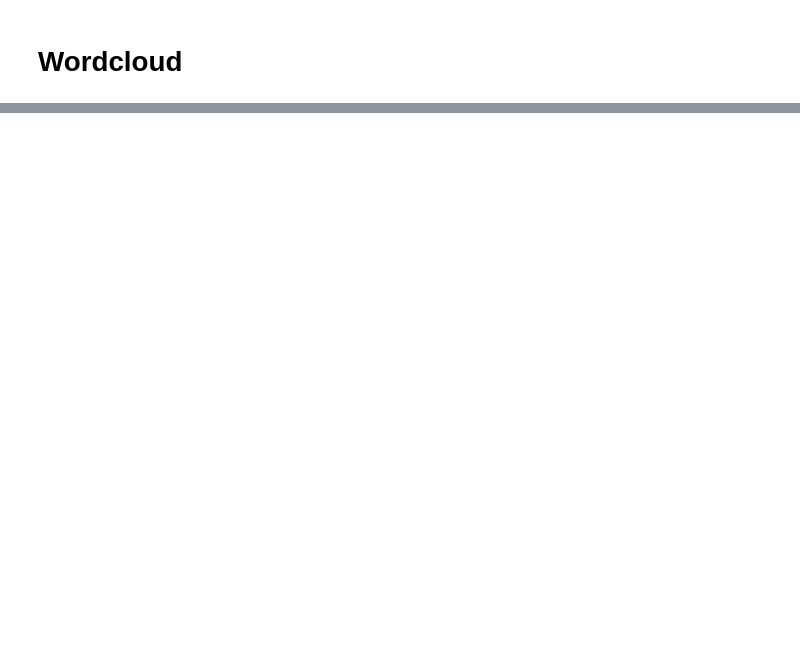
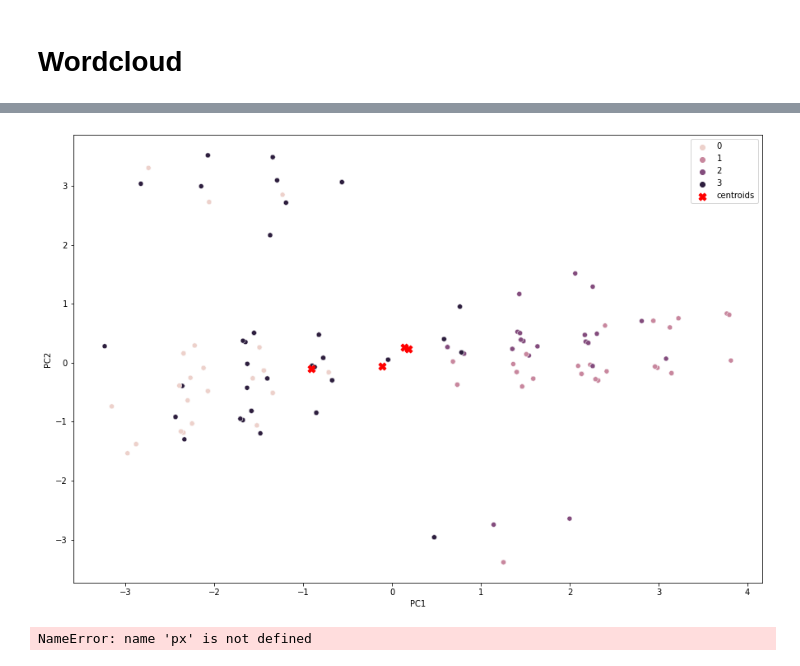
Before and after one commit to blaze-fire/feynn-labs-project-2, a Jupyter notebook: EDA.ipynb, the cells around one changed output, grey strips where cells are left out. Saved outputs shown, nothing was run; the diff lists cells and outputs as text; code cells hidden in the pictures; blank space fills up the shorter version.

Commit message:
data ready deploy to binder

```diff
--- a/EDA.ipynb
+++ b/EDA.ipynb
@@ -205,0 +320,13 @@ plt.show()
+# %%
+columns = df.columns[3:].values
+values = df[columns].values
+# %%
+pca = PCA()
+
+pca.fit_transform(values)
+std = pca.components_.std(axis=0)
+cumsumProportions = pca.explained_variance_ratio_.cumsum()
+
+for idx in range(len(columns)):
+    print("column: {} \n Standard Deviation: {} \n Proportion of Variance: {} \n Cumulative Proportion: {} \n\n".
+    format(columns[idx], std[idx], pca.explained_variance_ratio_[idx], cumsumProportions[idx]))
@@ -205,0 +367,40 @@ plt.show()
+# %%
+plt.figure(figsize=(15, 10))
+kmeans = KMeans(4, random_state=0).fit(values)
+scaled_data = StandardScaler().fit_transform(values)
+pca = PCA(n_components=8)
+pca_data = pca.fit_transform(scaled_data)
+
+pf = pd.DataFrame(data=pca_data, columns=[f"PC{i+1}" for i in range(len(columns))])
+sns.scatterplot(data=pf, x='PC1', y='PC2', hue=kmeans.labels_)
+plt.scatter(kmeans.cluster_centers_[:, 0], kmeans.cluster_centers_[:, 1], marker='X', c="r", s=80, label='centroids')
+plt.legend()
+plt.show()
+# %% [output]
+[figure, added]
+# %%
+pca = PCA()
+components = pca.fit_transform(values)
+
+loadings = pca.components_.T * np.sqrt(pca.explained_variance_)
+
+fig = px.scatter(components, x=0, y=1, title='Principal components analysis of the fast food data set')
+
+for i, feature in enumerate(columns):
+    fig.add_shape(
+        type='line',
+        x0=0, y0=0,
+        x1=loadings[i, 0],
+        y1=loadings[i, 1]
+    )
+    fig.add_annotation(
+        x=loadings[i, 0],
+        y=loadings[i, 1],
+        ax=0, ay=0,
+        xanchor="center",
+        yanchor="bottom",
+        text=feature,
+    )
+fig.show()
+# %% [output]
+NameError: name 'px' is not defined
```
Also changed, not shown: parts of 67 cells of this notebook, 8 other files.
